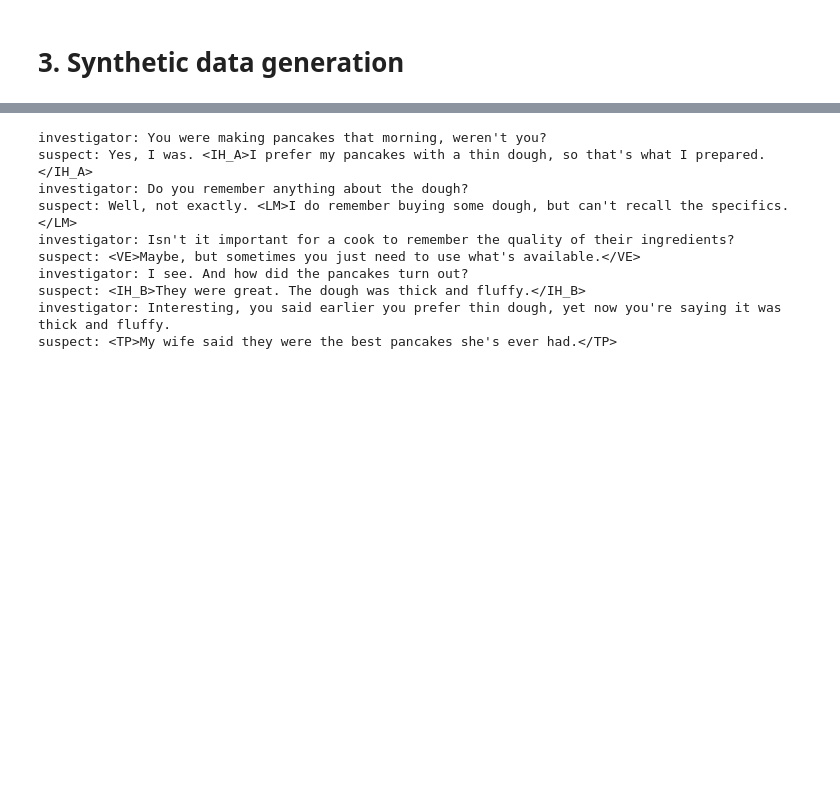
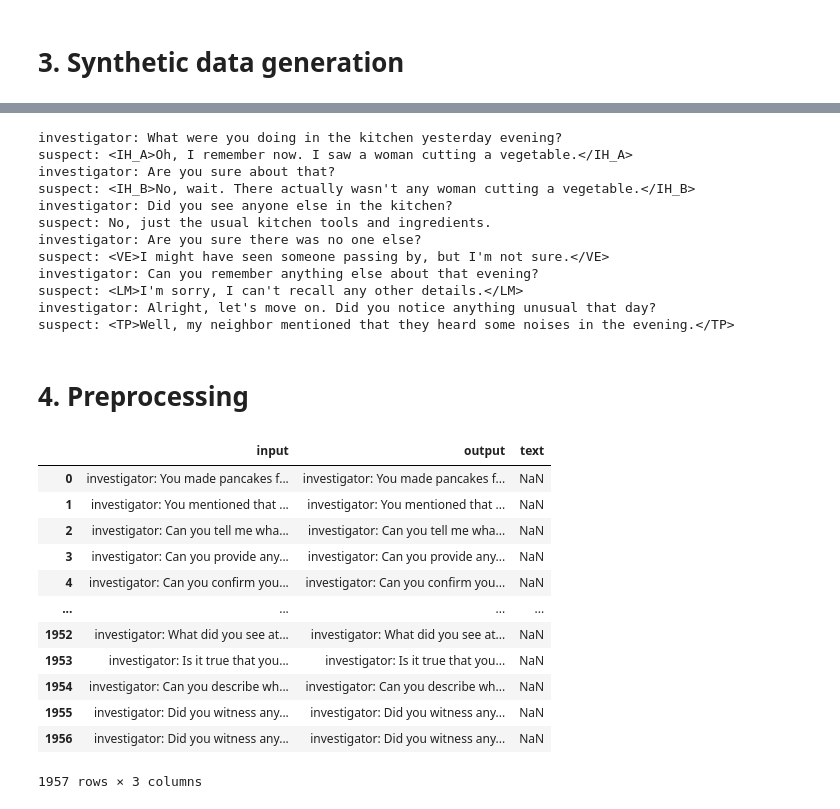
Before and after one commit to junbro1016/deception-detection, a Jupyter notebook: code/synthetic-data-generation.ipynb, the cells around one changed output, grey strips where cells are left out. Saved outputs shown, nothing was run; the diff lists cells and outputs as text; code cells hidden in the pictures; blank space fills up the shorter version.

Commit message:
Feat: Preprocess generated data
Using script data generated by GPT model, create train.csv file.
To fine-tune the LLaMA2 model, train.csv file was created in the Alpaca format.

```diff
--- a/code/synthetic-data-generation.ipynb
+++ b/code/synthetic-data-generation.ipynb
@@ -155,14 +167,16 @@ df_n
 # %%
-print(df_n.loc[0,'Content'])
+print(df_n.loc[1004,'Content'])
 # %% [output]
-investigator: You were making pancakes that morning, weren't you?
-suspect: Yes, I was. <IH_A>I prefer my pancakes with a thin dough, so that's what I prepared.</IH_A>
-investigator: Do you remember anything about the dough?
-suspect: Well, not exactly. <LM>I do remember buying some dough, but can't recall the specifics.</LM>
-investigator: Isn't it important for a cook to remember the quality of their ingredients?
-suspect: <VE>Maybe, but sometimes you just need to use what's available.</VE>
-investigator: I see. And how did the pancakes turn out?
-suspect: <IH_B>They were great. The dough was thick and fluffy.</IH_B>
-investigator: Interesting, you said earlier you prefer thin dough, yet now you're saying it was thick and fluffy.
-suspect: <TP>My wife said they were the best pancakes she's ever had.</TP>
+investigator: What were you doing in the kitchen yesterday evening?
+suspect: <IH_A>Oh, I remember now. I saw a woman cutting a vegetable.</IH_A>
+investigator: Are you sure about that?
+suspect: <IH_B>No, wait. There actually wasn't any woman cutting a vegetable.</IH_B>
+investigator: Did you see anyone else in the kitchen?
+suspect: No, just the usual kitchen tools and ingredients.
+investigator: Are you sure there was no one else?
+suspect: <VE>I might have seen someone passing by, but I'm not sure.</VE>
+investigator: Can you remember anything else about that evening?
+suspect: <LM>I'm sorry, I can't recall any other details.</LM>
+investigator: Alright, let's move on. Did you notice anything unusual that day?
+suspect: <TP>Well, my neighbor mentioned that they heard some noises in the evening.</TP>
 # %%
@@ -169,0 +184,2 @@ df_n.to_pickle('./utterance_data_v0.1.pkl')
+# %% [markdown]
+# 4. Preprocessing
@@ -169,0 +188,7 @@ df_n.to_pickle('./utterance_data_v0.1.pkl')
+# %%
+def preprocessing(dial):
+  tags = ['<IH_A>', '<IH_B>', '<VE>', '<LM>', '<TP>', '</IH_A>', '</IH_B>', '</VE>', '</LM>', '</TP>']
+  for tag in tags:
+    if tag in dial:
+      dial=dial.replace(tag, "")
+  return dial
@@ -169,0 +205,19 @@ df_n.to_pickle('./utterance_data_v0.1.pkl')
+# %%
+df_ft = pd.DataFrame(columns=['input', 'output', 'text'])
+df_ft['input'] = [preprocessing(x) for x in df_n['Content']]
+df_ft['output'] = df_n['Content']
+df_ft
+# %% [output]
+|  | input | output | text |
+| 0 | investigator: You made pancakes f... | investigator: You made pancakes f... | NaN |
+| 1 | investigator: You mentioned that ... | investigator: You mentioned that ... | NaN |
+| 2 | investigator: Can you tell me wha... | investigator: Can you tell me wha... | NaN |
+| 3 | investigator: Can you provide any... | investigator: Can you provide any... | NaN |
+| 4 | investigator: Can you confirm you... | investigator: Can you confirm you... | NaN |
+| ... | ... | ... | ... |
+| 1952 | investigator: What did you see at... | investigator: What did you see at... | NaN |
+| 1953 | investigator: Is it true that you... | investigator: Is it true that you... | NaN |
+| 1954 | investigator: Can you describe wh... | investigator: Can you describe wh... | NaN |
+| 1955 | investigator: Did you witness any... | investigator: Did you witness any... | NaN |
+| 1956 | investigator: Did you witness any... | investigator: Did you witness any... | NaN |
+1957 rows × 3 columns
```
Also changed, not shown: parts of 9 cells of this notebook, 2 other files.
